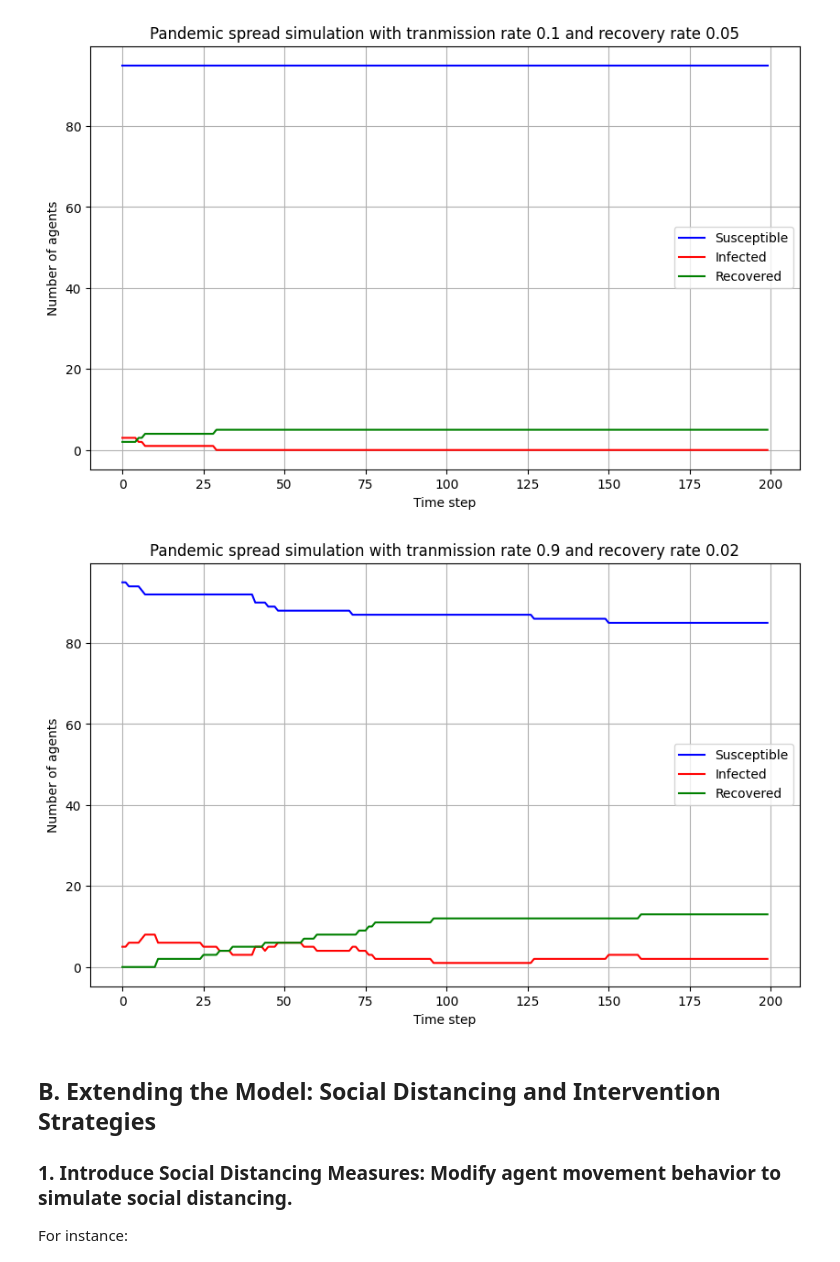
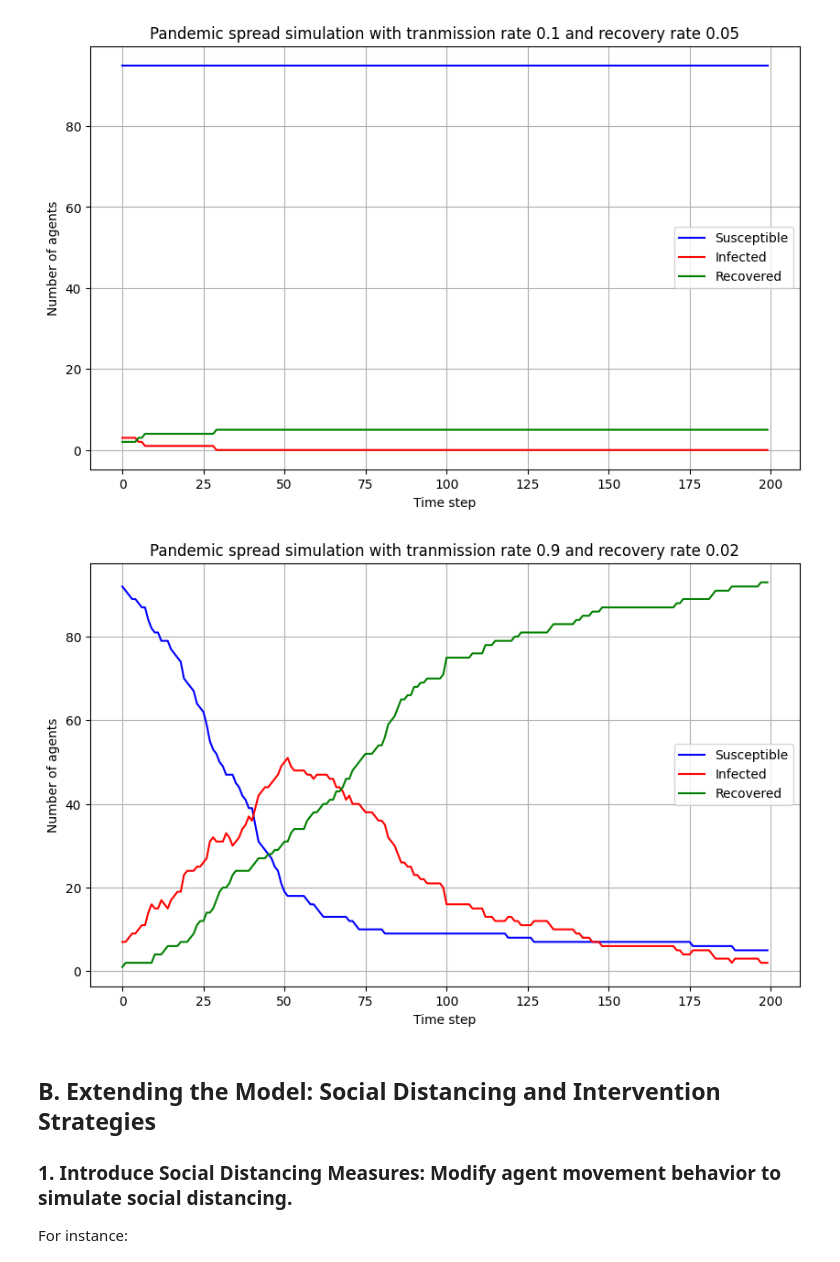
Before and after one commit to QianJingyun/Qian-BMI500-hw11, a Jupyter notebook: code.ipynb, the cells around one changed output. Cells and saved outputs as stored; diff of their text form; code cells hidden in the pictures.

```diff
--- a/code.ipynb
+++ b/code.ipynb
@@ -137,10 +137,10 @@ def pop_count(states):
     res = [s, i, r]
     return res
 
-def simulate(states, positions, p = 0.5, q = 0.01):
+def simulate(states, positions, p = 0.5, q = 0.01, grid_w = 75, grid_h = 75):
     pop_counts = []
     for i in range(200):
-        positions = movement(positions)
+        positions = movement(positions, grid_w = grid_w, grid_h = grid_h)
         states = transmission(positions, states, p)
         states = recovery(positions, states, q)
 
@@ -195,13 +195,14 @@ plot(res4, p = 0.1, q = 0.05)
 # %% [output]
 [figure]
 # %%
-states, positions = initialize(seed = 1024, grid_w = 50, N = 100, size = 5)
+grid_h, grid_w = 20, 20
 p = 0.9
 q = 0.02
-res5 = simulate(states, positions, p = 0.9, q = 0.02)
+states, positions = initialize(seed = 1024, grid_w = grid_w, N = 100, size = 5)
+res5 = simulate(states, positions, p = p, q = q, grid_h = grid_h, grid_w = grid_w)
 plot(res5, p = p, q = q)
 # %% [output]
-[figure, old version]
+[figure, new version]
 # %% [markdown]
 
 ## B. Extending the Model: Social Distancing and Intervention Strategies
```
Also changed, not shown: parts of 8 cells of this notebook.
